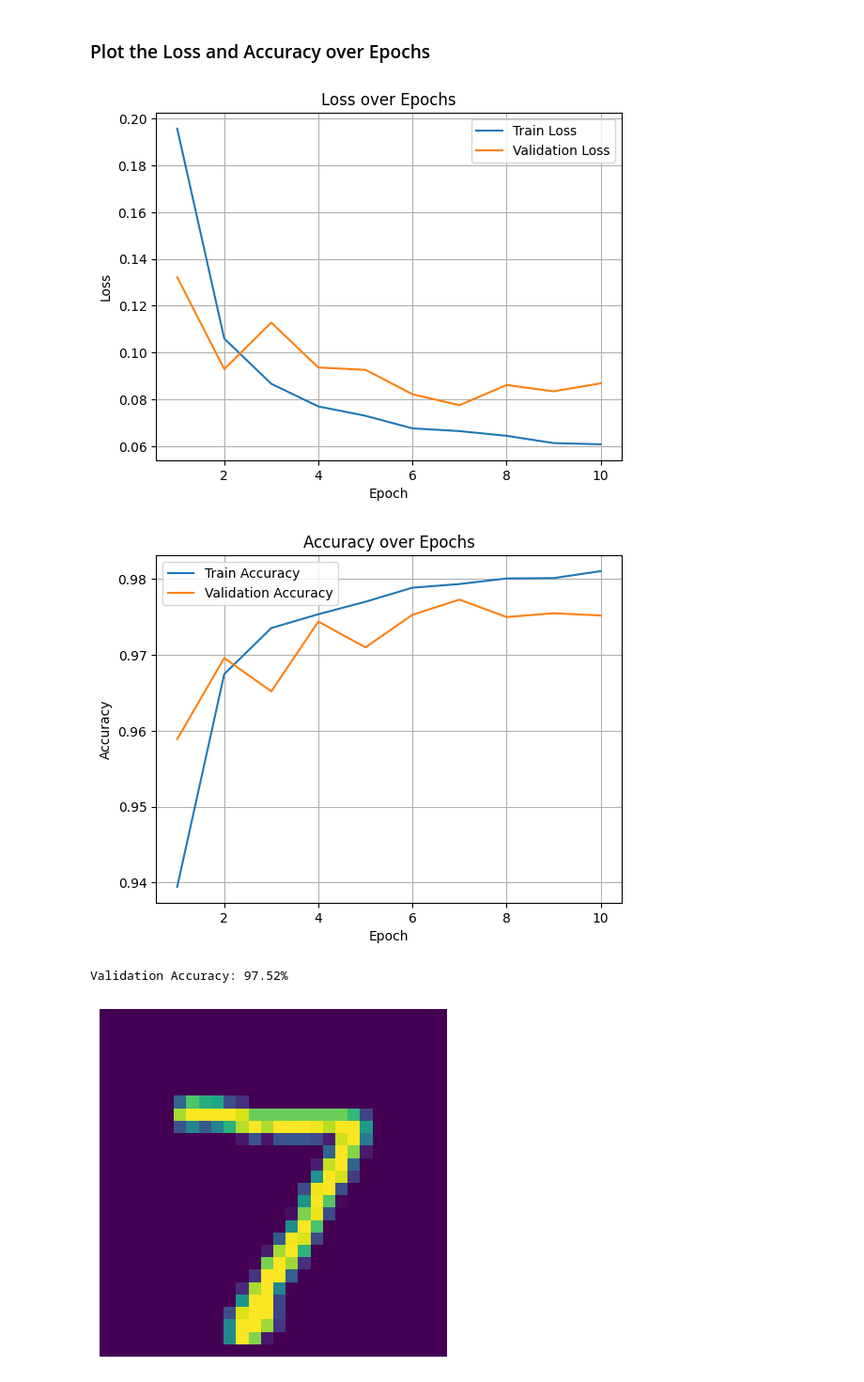
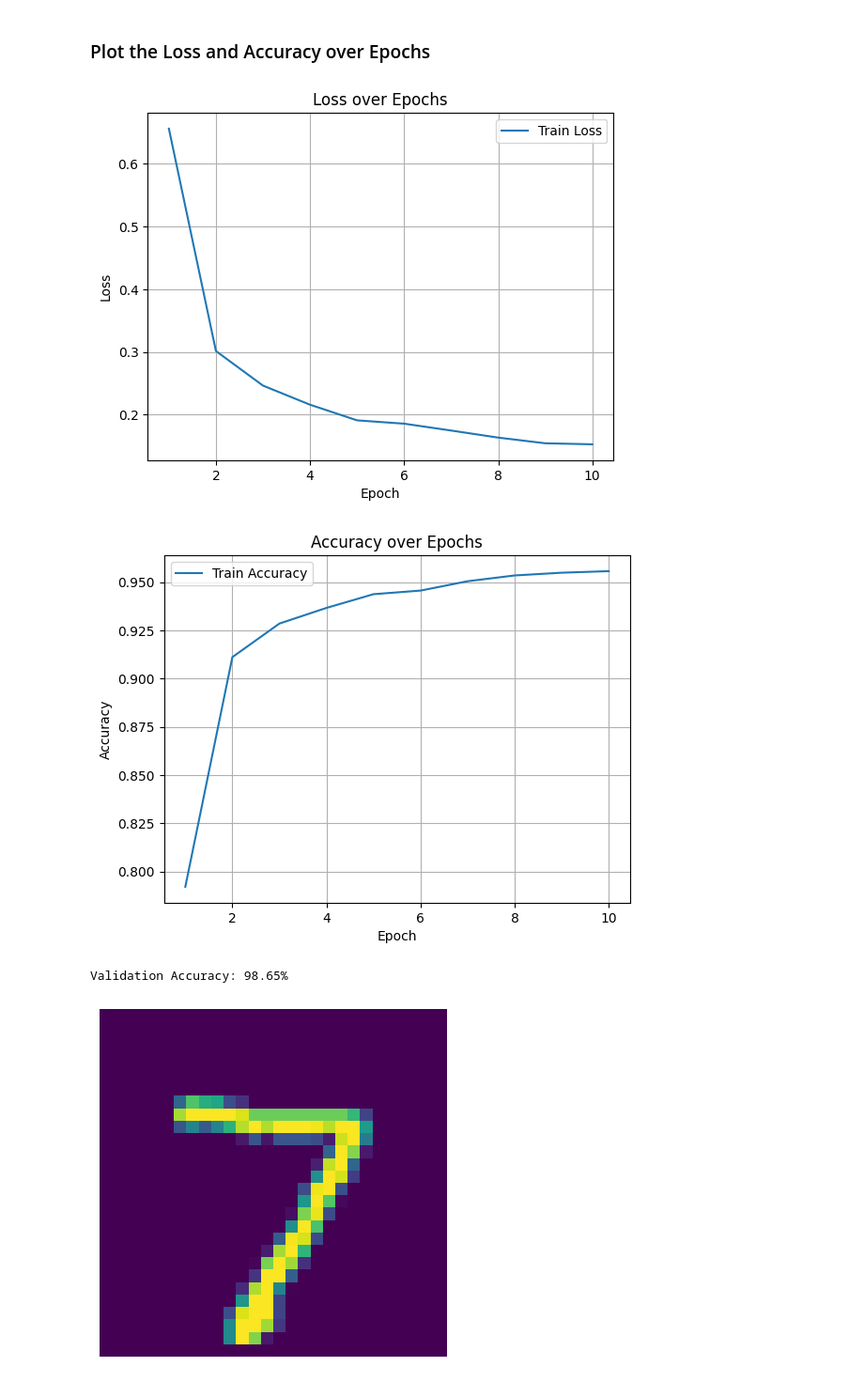
Before and after one commit to 7174Andy/machine-learning-projects, a Jupyter notebook: handwritten-recognition.ipynb, the cells around one changed output. Shown at 94% size. Cells and saved outputs as stored; diff of their text form; code cells hidden in the pictures.

```diff
--- a/handwritten-recognition.ipynb
+++ b/handwritten-recognition.ipynb
@@ -15,9 +15,9 @@ import matplotlib.pyplot as plt
 This section loads the dataset and visualizes the first few rows to understand its structure. MNIST is a dataset of handwritten digits, commonly used for training various image processing systems. We are using this dataset to train a simple neural network model that recognizes handwritten digits.
 # %%
 traindata = torchvision.datasets.MNIST(root='./data', train=True, download=True, transform=transforms.ToTensor())
-trainloader = torch.utils.data.DataLoader(traindata, batch_size=4, shuffle=True, num_workers=2)
+trainloader = torch.utils.data.DataLoader(traindata, batch_size=100, shuffle=True, num_workers=1)
 validationSet = torchvision.datasets.MNIST(root='./data', train=False, download=True, transform=transforms.ToTensor())
-validationloader = torch.utils.data.DataLoader(validationSet, batch_size=4, shuffle=False, num_workers=2)
+validationloader = torch.utils.data.DataLoader(validationSet, batch_size=100, shuffle=False, num_workers=1)
 
 dataiter = iter(trainloader)
 images, labels = next(dataiter)
@@ -29,4 +29,6 @@ def imshow(img):
     plt.show()
 
 imshow(torchvision.utils.make_grid(images))
+print(traindata.data.shape)
+print(validationSet.data.shape)
 # %% [output]
@@ -71,7 +71,7 @@ NeuralNetwork(
 # Parameters
 num_epochs = 10
 learning_rate = 0.001
-weight_decay = 0.0001
+weight_decay = 0.0005
 
 # Lists to hold metrics
 train_losses = []
@@ -79,9 +79,8 @@ train_accuracies = []
 val_losses = []
 val_accuracies = []
 
-optimizer = optim.Adam(model.parameters(), lr=learning_rate, weight_decay=weight_decay)
+optimizer = optim.Adam(model.parameters(), lr=learning_rate)
 loss_function = nn.CrossEntropyLoss()
-writer = SummaryWriter()
 
 for epoch in range(num_epochs):
     model.train()
@@ -90,11 +89,11 @@ for epoch in range(num_epochs):
     total = 0
 
     for i, (x, y) in enumerate(trainloader):
-        x, y = x.to(device).float(), y.to(device).float()
+        x, y = x.to(device), y.to(device)
+        optimizer.zero_grad()
         output = model(x)
-        loss = loss_function(output, y.long())
+        loss = loss_function(output, y)
 
-        optimizer.zero_grad()
         loss.backward()
         optimizer.step()
 
@@ -107,26 +106,3 @@ for epoch in range(num_epochs):
     train_accuracy = correct / total
     train_losses.append(avg_train_loss)
     train_accuracies.append(train_accuracy)
-
-    model.eval()
-    val_loss = 0.0
-    val_correct = 0
-    val_total = 0
-
-    with torch.no_grad():
-        for x_val, y_val in validationloader:
-            x_val, y_val = x_val.to(device).float(), y_val.to(device).float()
-            output_val = model(x_val)
-            loss_val = loss_function(output_val, y_val.long())
-            val_loss += loss_val.item()
-            _, predicted_val = torch.max(output_val.data, 1)
-            val_correct += (predicted_val == y_val.long()).sum().item()
-            val_total += y_val.size(0)
-
-    avg_val_loss = val_loss / len(validationloader)
-    val_accuracy = val_correct / val_total
-    val_losses.append(avg_val_loss)
-    val_accuracies.append(val_accuracy)
-
-    print(f"Epoch {epoch+1}: Train Loss={avg_train_loss:.4f}, Train Acc={train_accuracy:.4f}, "
-          f"Val Loss={avg_val_loss:.4f}, Val Acc={val_accuracy:.4f}")
@@ -146,30 +111,28 @@ Epoch 10: Train Loss=0.0608, Train Acc=0.9810, Val Loss=0.0869, Val Acc=0.9752
 # %%
 epochs = range(1, num_epochs + 1)
 
 # Plot Loss
 plt.figure()
 plt.plot(epochs, train_losses, label='Train Loss')
-plt.plot(epochs, val_losses, label='Validation Loss')
 plt.title('Loss over Epochs')
 plt.xlabel('Epoch')
 plt.ylabel('Loss')
 plt.legend()
 plt.grid(True)
 plt.show()
 
 # Plot Accuracy
 plt.figure()
 plt.plot(epochs, train_accuracies, label='Train Accuracy')
-plt.plot(epochs, val_accuracies, label='Validation Accuracy')
 plt.title('Accuracy over Epochs')
 plt.xlabel('Epoch')
 plt.ylabel('Accuracy')
 plt.legend()
 plt.grid(True)
 plt.show()
 # %% [output]
-[figure, old version]
+[figure, new version]
-[figure, old version]
+[figure, new version]
 # %%
 acc = Accuracy(task="multiclass", num_classes=10).to(device)
 model.eval()
@@ -180,7 +143,7 @@ with torch.no_grad():
         acc.update(output, y)
 print(f"Validation Accuracy: {acc.compute().item() * 100:.2f}%")
 # %% [output]
-Validation Accuracy: 97.52%
+Validation Accuracy: 98.65%
 # %%
 example = validationSet[0][0].unsqueeze(0).to(device)
 # Display the example image
```
Also changed, not shown: parts of 4 cells of this notebook, 7 other files.
